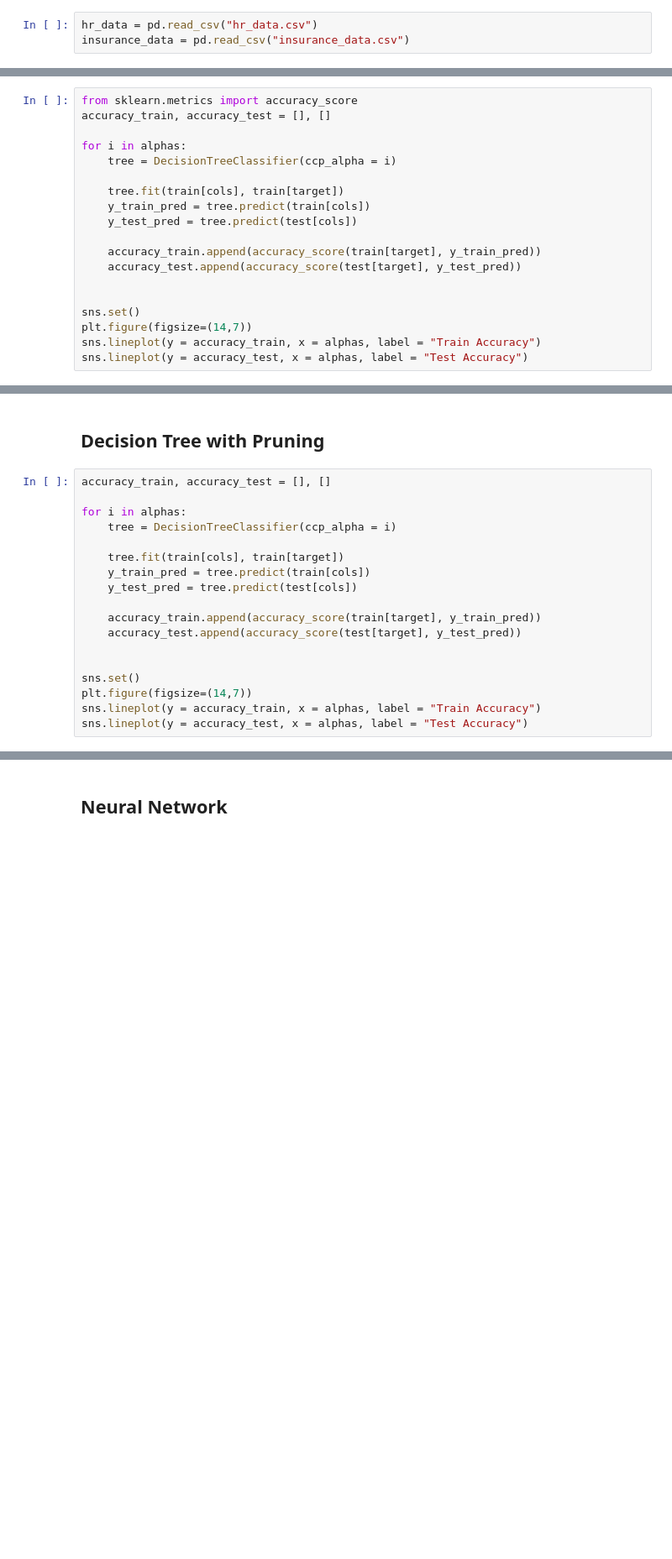
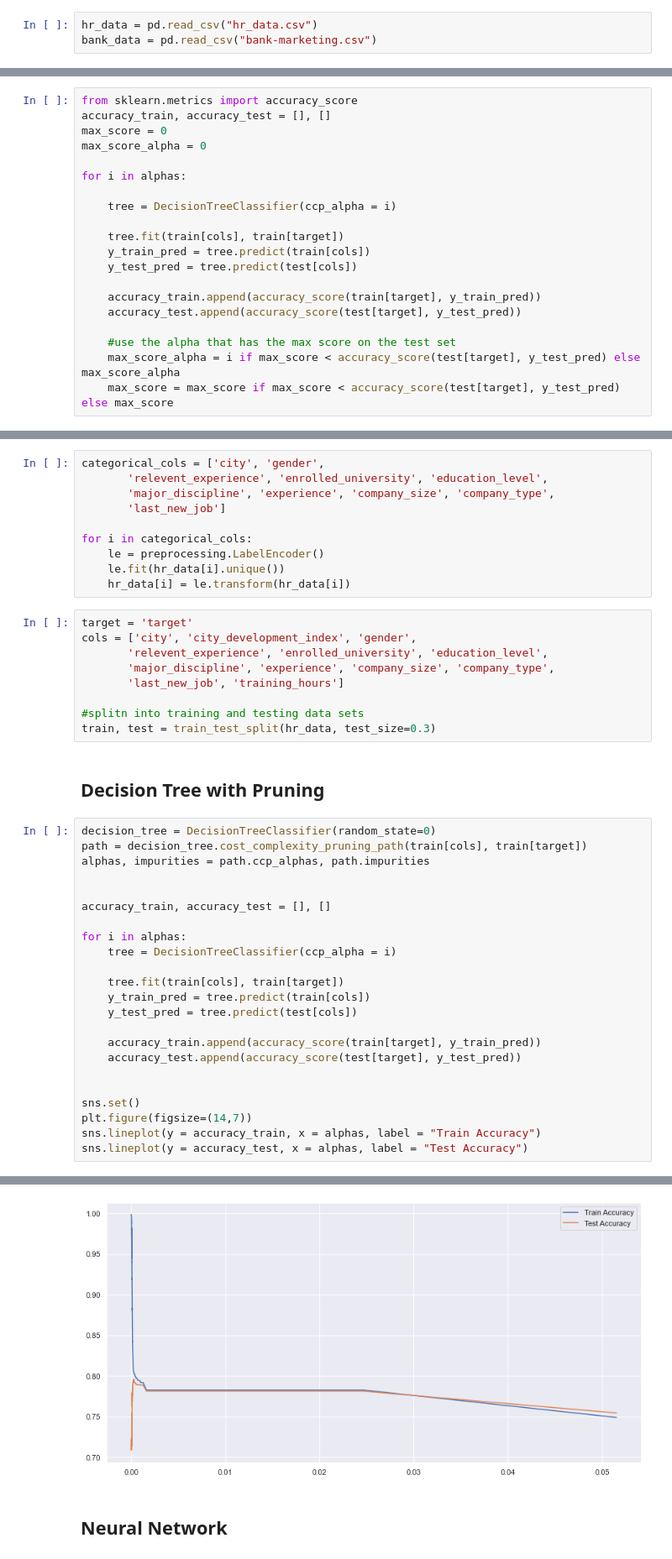
Before and after one commit to nichoward/Supervised-Learning-CS-7641, a Jupyter notebook: Supervised Learning.ipynb, the cells around one changed output, grey strips where cells are left out. Shown: that part at 84% size. Drawn from its saved outputs; the diff is of its cells as text; blank space fills up the shorter version.

```diff
--- a/Supervised Learning.ipynb
+++ b/Supervised Learning.ipynb
@@ -35,6 +36,6 @@ https://scikit-learn.org/stable/modules/cross_validation.html
 # Import Data
 # %%
 hr_data = pd.read_csv("hr_data.csv")
-insurance_data = pd.read_csv("insurance_data.csv")
+bank_data = pd.read_csv("bank-marketing.csv")
 # %% [markdown]
 # First Dataset
@@ -82,8 +99,11 @@ alphas, impurities = path.ccp_alphas, path.impurities
 # %%
 from sklearn.metrics import accuracy_score
 accuracy_train, accuracy_test = [], []
+max_score = 0
+max_score_alpha = 0
 
 for i in alphas:
+
     tree = DecisionTreeClassifier(ccp_alpha = i)
 
     tree.fit(train[cols], train[target])
@@ -93,8 +113,6 @@ for i in alphas:
     accuracy_train.append(accuracy_score(train[target], y_train_pred))
     accuracy_test.append(accuracy_score(test[target], y_test_pred))
 
-
-sns.set()
-plt.figure(figsize=(14,7))
-sns.lineplot(y = accuracy_train, x = alphas, label = "Train Accuracy")
-sns.lineplot(y = accuracy_test, x = alphas, label = "Test Accuracy")
+    #use the alpha that has the max score on the test set
+    max_score_alpha = i if max_score < accuracy_score(test[target], y_test_pred) else max_score_alpha
+    max_score = max_score if max_score < accuracy_score(test[target], y_test_pred) else max_score
@@ -157,6 +262,30 @@ train, test = train_test_split(hr_data, test_size=0.3)
+# %%
+categorical_cols = ['city', 'gender',
+       'relevent_experience', 'enrolled_university', 'education_level',
+       'major_discipline', 'experience', 'company_size', 'company_type',
+       'last_new_job']
+
+for i in categorical_cols:
+    le = preprocessing.LabelEncoder()
+    le.fit(hr_data[i].unique())
+    hr_data[i] = le.transform(hr_data[i])
+# %%
+target = 'target'
+cols = ['city', 'city_development_index', 'gender',
+       'relevent_experience', 'enrolled_university', 'education_level',
+       'major_discipline', 'experience', 'company_size', 'company_type',
+       'last_new_job', 'training_hours']
+
+#splitn into training and testing data sets
+train, test = train_test_split(hr_data, test_size=0.3)
 # %% [markdown]
 ## Decision Tree with Pruning
 # %%
+decision_tree = DecisionTreeClassifier(random_state=0)
+path = decision_tree.cost_complexity_pruning_path(train[cols], train[target])
+alphas, impurities = path.ccp_alphas, path.impurities
+
+
 accuracy_train, accuracy_test = [], []
 
 for i in alphas:
@@ -174,3 +303,4 @@ sns.set()
 plt.figure(figsize=(14,7))
 sns.lineplot(y = accuracy_train, x = alphas, label = "Train Accuracy")
 sns.lineplot(y = accuracy_test, x = alphas, label = "Test Accuracy")
+# %% [output]
@@ -177,3 +308,4 @@ sns.lineplot(y = accuracy_test, x = alphas, label = "Test Accuracy")
+[figure, added]
 # %% [markdown]
 ## Neural Network
 # %%
```
Also changed, not shown: parts of 27 cells of this notebook, 1 other file.
